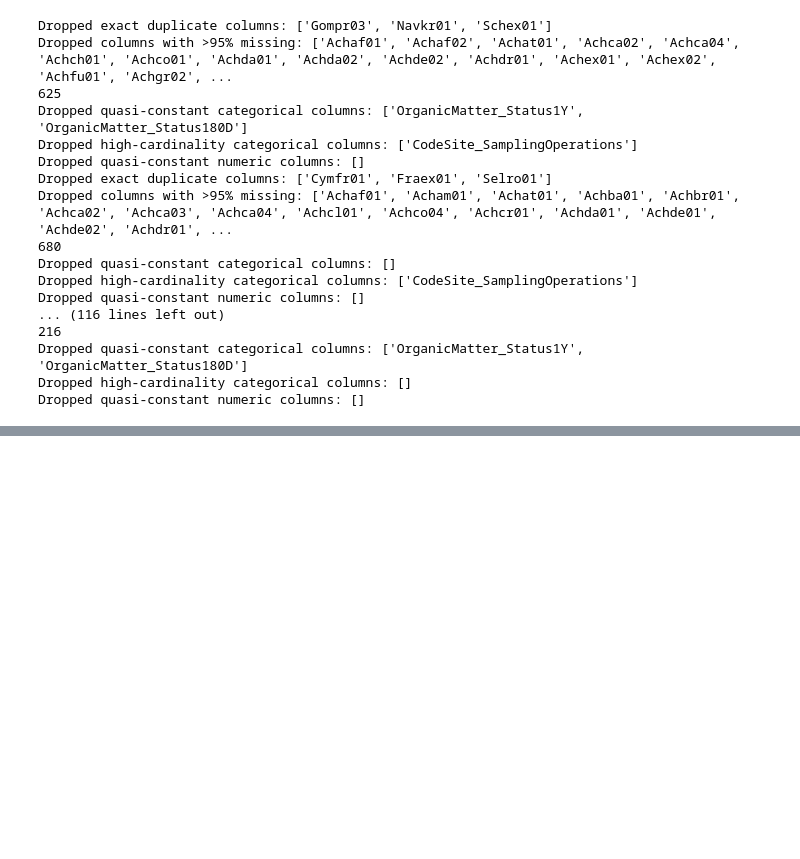
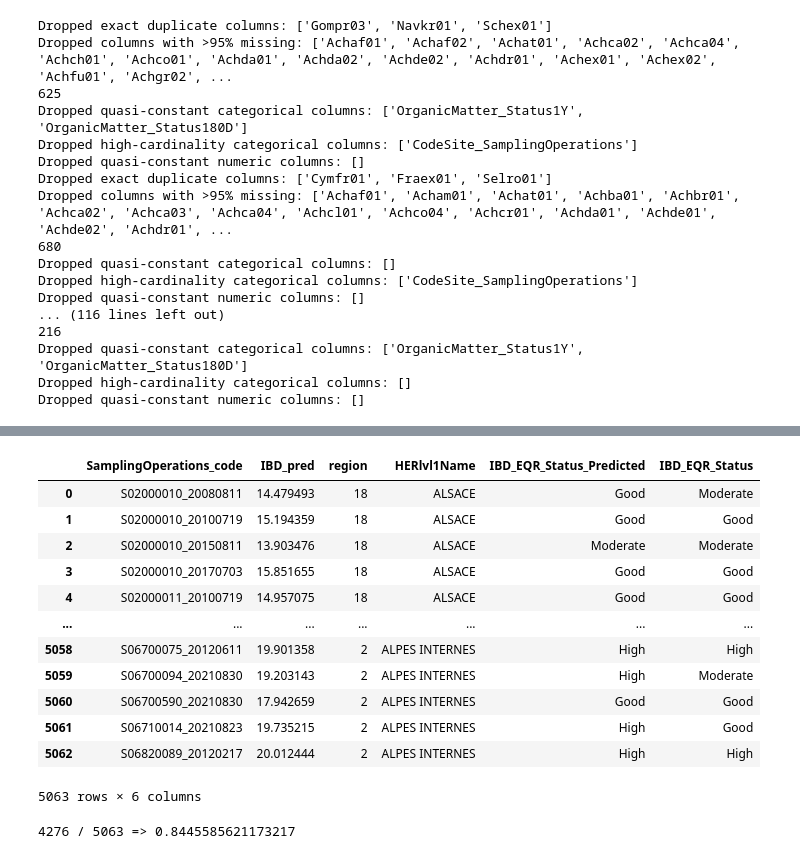
Before and after one commit to heritaco/Empilement-Tobit-CatBoost-et-interpolation-laplacienne-spatio-temporelle-pour-l-IBD-EQR, a Jupyter notebook: notebooks/06_cb_regression/deatraradelanteadtas.ipynb, the cells around one changed output, grey strips where cells are left out. Saved outputs shown, nothing was run; the diff lists cells and outputs as text; code cells hidden in the pictures; blank space fills up the shorter version.

```diff
--- a/notebooks/06_cb_regression/deatraradelanteadtas.ipynb
+++ b/notebooks/06_cb_regression/deatraradelanteadtas.ipynb
@@ -1019,0 +1148,3 @@ Dropped quasi-constant numeric columns: []
+# %%
+yhat2 = add_eqr_status(predicciones, ranges)
+yhat2
@@ -1019,0 +1197,6 @@ Dropped quasi-constant numeric columns: []
+# %%
+yhat2['IBD_EQR_Status_Predicted'] = yhat2['IBD_EQR_Status_Predicted'].fillna('High')
+# %%
+import pandas as pd
+fr_her1 = pd.read_csv("../../notebooks/04 random forest/un_lolazo_submission.csv")
+fr_her1
@@ -1019,0 +1217,35 @@ Dropped quasi-constant numeric columns: []
+# %%
+# yhat2: index = SamplingOperations_code
+# fr_her1: columna 'SamplingOperations_code'
+innerjoin = (
+    yhat2.reset_index()
+         .merge(fr_her1, on='SamplingOperations_code', how='inner',
+                suffixes=('_pred','_ref'))
+)
+innerjoin
+# %% [output]
+|  | SamplingOperations_code | IBD_pred | region | HERlvl1Name | IBD_EQR_Status_Predicted | IBD_EQR_Status |
+| 0 | S02000010_20080811 | 14.479493 | 18 | ALSACE | Good | Moderate |
+| 1 | S02000010_20100719 | 15.194359 | 18 | ALSACE | Good | Good |
+| 2 | S02000010_20150811 | 13.903476 | 18 | ALSACE | Moderate | Moderate |
+| 3 | S02000010_20170703 | 15.851655 | 18 | ALSACE | Good | Good |
+| 4 | S02000011_20100719 | 14.957075 | 18 | ALSACE | Good | Good |
+| ... | ... | ... | ... | ... | ... | ... |
+| 5058 | S06700075_20120611 | 19.901358 | 2 | ALPES INTERNES | High | High |
+| 5059 | S06700094_20210830 | 19.203143 | 2 | ALPES INTERNES | High | Moderate |
+| 5060 | S06700590_20210830 | 17.942659 | 2 | ALPES INTERNES | Good | Good |
+| 5061 | S06710014_20210823 | 19.735215 | 2 | ALPES INTERNES | High | Good |
+| 5062 | S06820089_20120217 | 20.012444 | 2 | ALPES INTERNES | High | High |
+5063 rows × 6 columns
+# %%
+count = 0
+for r in innerjoin.itertuples(index=False):
+    pred = str(r.IBD_EQR_Status_Predicted).strip().lower()
+    tru  = str(r.IBD_EQR_Status).strip().lower()
+    if pred == tru:
+        count += 1
+
+prop = count / len(innerjoin)
+print(count, "/", len(innerjoin), "=>", prop)
+# %% [output]
+4276 / 5063 => 0.8445585621173217
```
Also changed, not shown: parts of 22 cells of this notebook, 2 other files.
